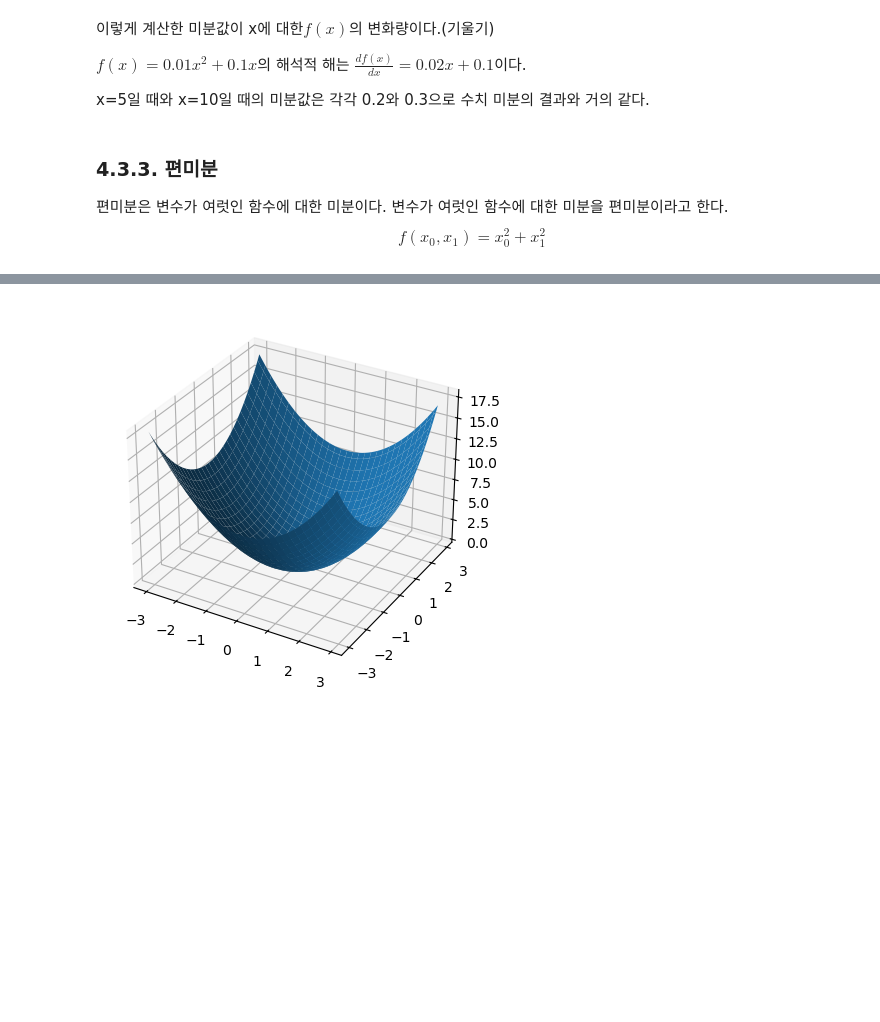
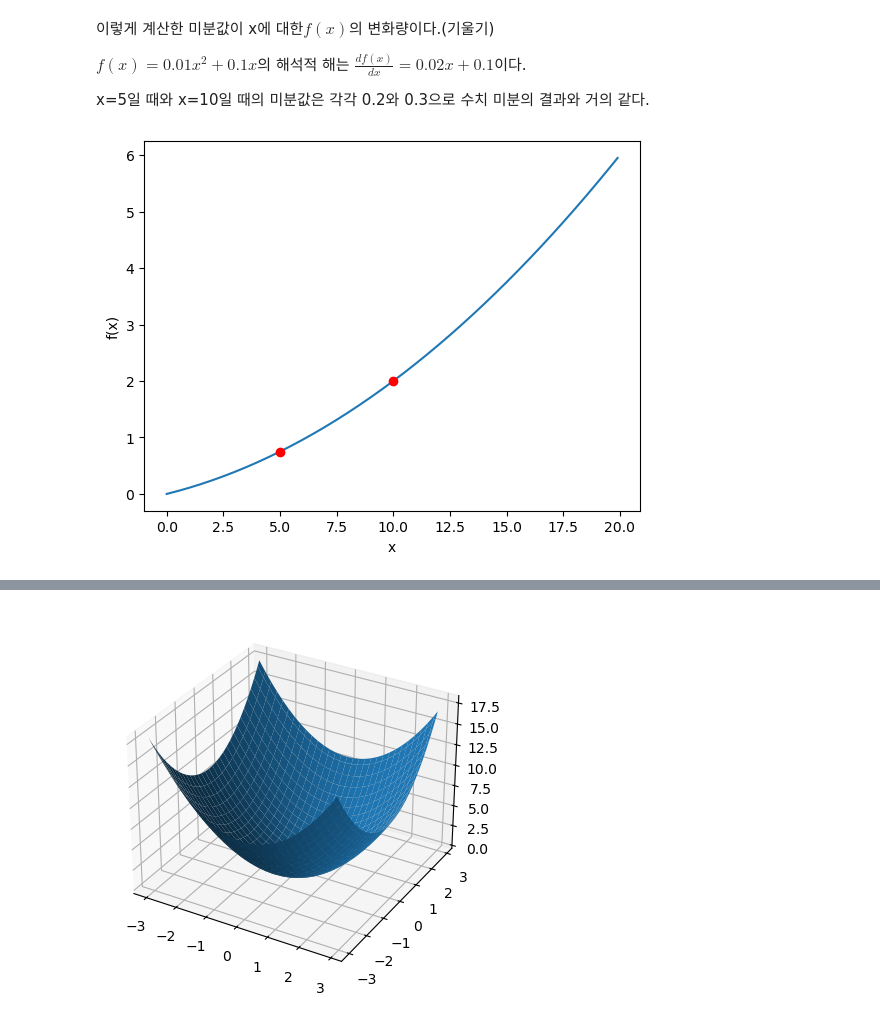
Before and after one commit to asanobm/deep-learning, a Jupyter notebook: 밑바닥부터 시작하는 딥러닝 1/3.신경망 학습.ipynb, the cells around one changed output, grey strips where cells are left out. Drawn from its saved outputs; the diff is of its cells as text; code cells hidden in the pictures; blank space fills up the shorter version.

```diff
--- a/밑바닥부터 시작하는 딥러닝 1/3.신경망 학습.ipynb
+++ b/밑바닥부터 시작하는 딥러닝 1/3.신경망 학습.ipynb
@@ -230,7 +237,8 @@ y=0.01x^2 + 0.1x
 $$
 # %%
 def func_1(x):
-  return 0.01*x**2 + 0.1*x # y = 0.01x^2 + 0.1x
+  y = 0.01*x**2 + 0.1*x
+  return y
 # %%
 # 그래프 그리기
 import numpy as np
@@ -260,22 +268,14 @@ x=5일 때와 x=10일 때의 미분값은 각각 0.2와 0.3으로 수치 미분
 # %%
 # x=5, x=10일 때의 접선 그리기
 
 x = np.arange(0.0, 20.0, 0.1) # 0에서 20까지 0.1 간격의 배열 x를 만든다.
+y = func_1(x)
 
-# for i in [5, 10]:
-#   y = func_1(x)
-#   plt.xlabel("x")
-#   plt.ylabel("f(x)")
-
-#   # 접선의 기울기
-#   grad = numerical_diff(func_1, i)
-#   y = func_1(i) + grad * (x - i)
-#   plt.plot(x, y)
-#   plt.show()
+plt.xlabel("x")
+plt.ylabel("f(x)")
+plt.plot(x, y)
+plt.plot(5, func_1(5), 'ro') # x=5에서의 빨간 점
+plt.plot(10, func_1(10), 'ro') # x=10에서의 빨간 점
+plt.show()
+# %% [output]
+[figure, added]
-# %% [markdown]
-### 4.3.3. 편미분
-
-편미분은 변수가 여럿인 함수에 대한 미분이다. 변수가 여럿인 함수에 대한 미분을 편미분이라고 한다.
-$$
-f(x_0, x_1) = x_0^2 + x_1^2
-$$
```
Also changed, not shown: parts of 9 cells of this notebook.
